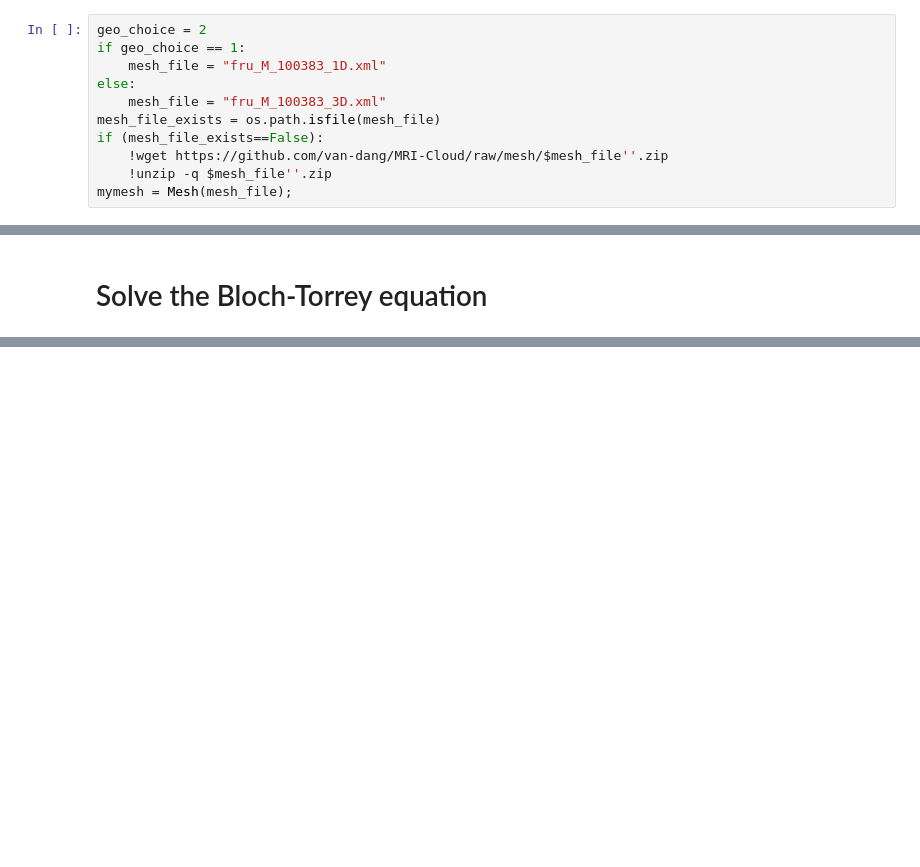
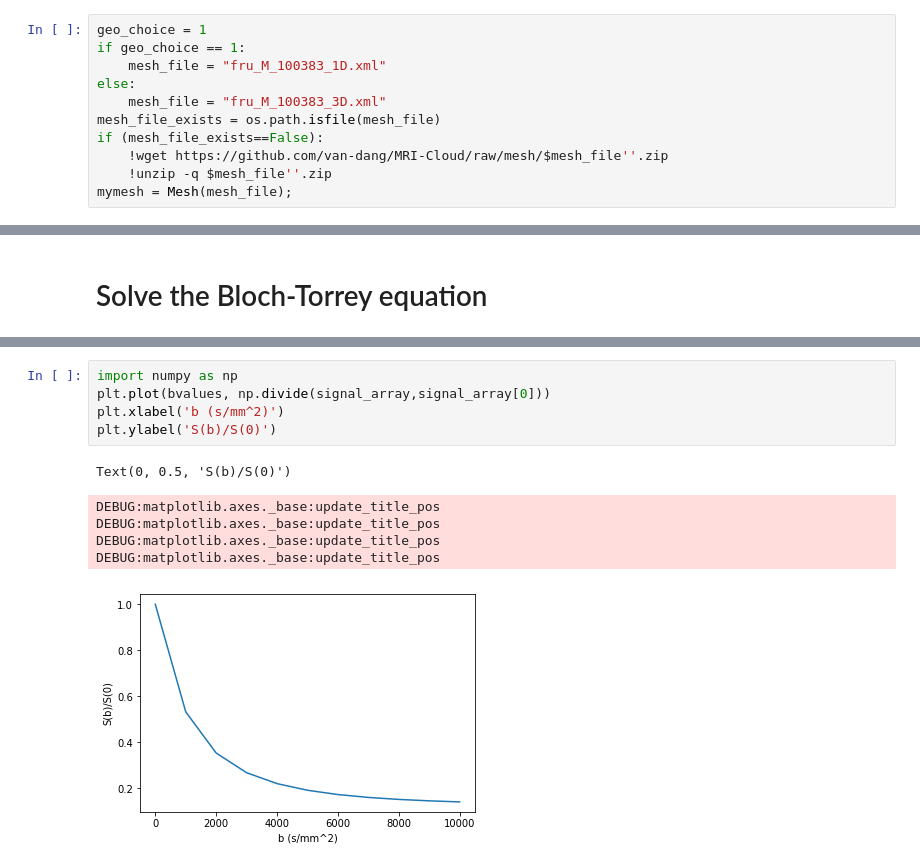
Before and after one commit to van-dang/DMRI-FEM-Cloud, a Jupyter notebook: ExplicitImplementation.ipynb, the cells around one changed output, grey strips where cells are left out. Drawn from its saved outputs; the diff is of its cells as text; blank space fills up the shorter version.

```diff
--- a/ExplicitImplementation.ipynb
+++ b/ExplicitImplementation.ipynb
@@ -101,7 +103,7 @@ from DmriFemBuitInFunc import *
 # %% [markdown]
 # Working on the mesh
 # %%
-geo_choice = 2
+geo_choice = 1
 if geo_choice == 1:
     mesh_file = "fru_M_100383_1D.xml"
 else:
@@ -181,0 +291,12 @@ save to log.txt
+# %%
+import numpy as np
+plt.plot(bvalues, np.divide(signal_array,signal_array[0]))
+plt.xlabel('b (s/mm^2)')
+plt.ylabel('S(b)/S(0)')
+# %% [output]
+Text(0, 0.5, 'S(b)/S(0)')
+DEBUG:matplotlib.axes._base:update_title_pos
+DEBUG:matplotlib.axes._base:update_title_pos
+DEBUG:matplotlib.axes._base:update_title_pos
+DEBUG:matplotlib.axes._base:update_title_pos
+[figure, added]
```
Also changed, not shown: parts of 3 cells of this notebook.
